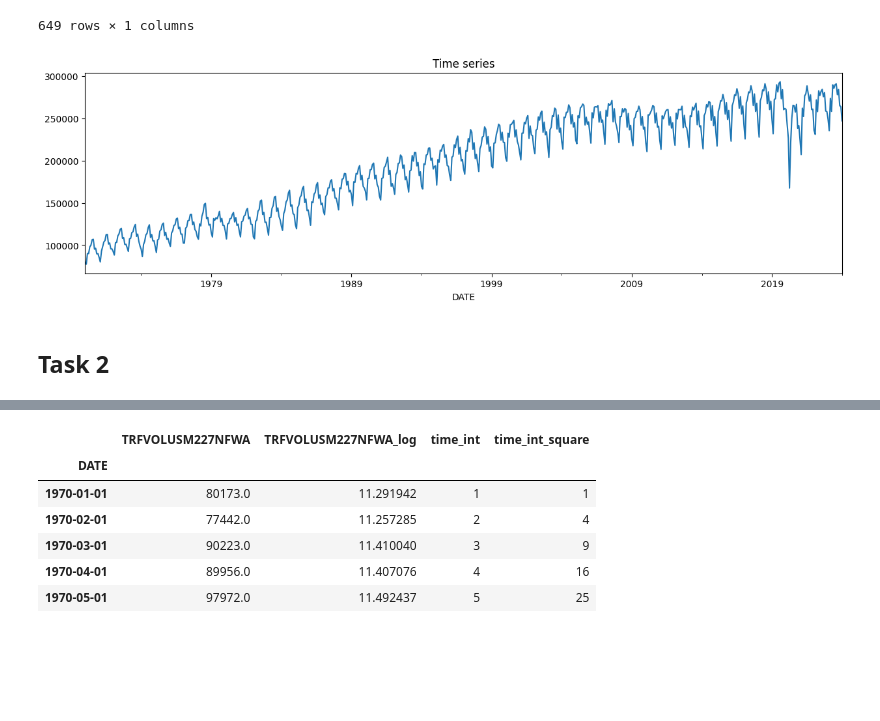
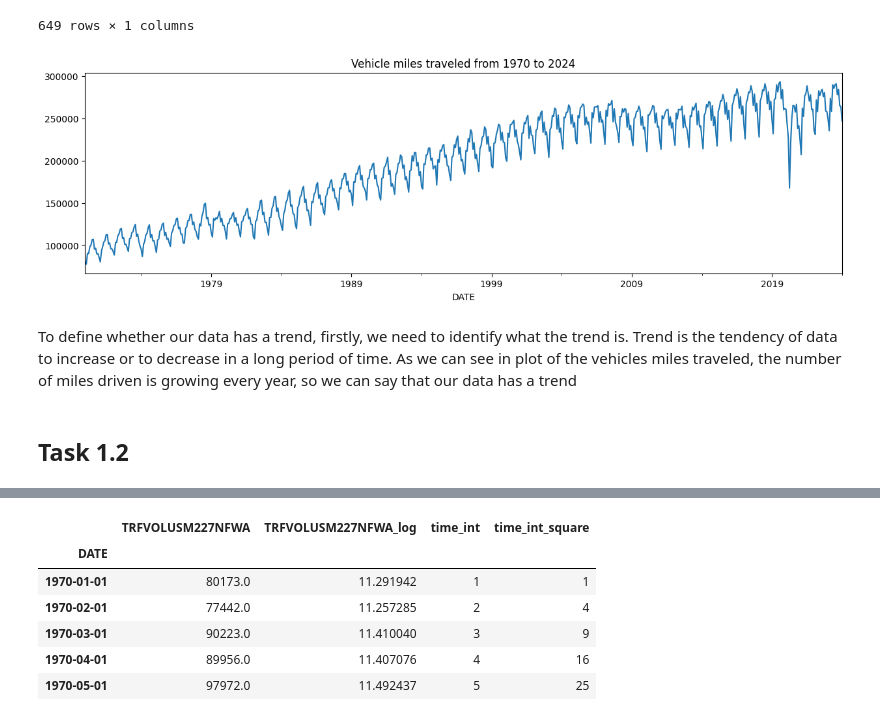
Before and after one commit to H1mansh0/time_series, a Jupyter notebook: time_series.ipynb, the cells around one changed output, grey strips where cells are left out. Saved outputs shown, nothing was run; the diff lists cells and outputs as text; code cells hidden in the pictures; blank space fills up the shorter version.

```diff
--- a/time_series.ipynb
+++ b/time_series.ipynb
@@ -31,9 +34,11 @@ df
 649 rows × 1 columns
 # %%
 df["TRFVOLUSM227NFWA"].plot(figsize=(15,4))
-plt.title("Time series")
+plt.title("Vehicle miles traveled from 1970 to 2024")
 plt.show()
 # %% [output]
-[figure, old version]
+[figure, new version]
+# %% [markdown]
+To define whether our data has a trend, firstly, we need to identify what the trend is. Trend is the tendency of data to increase or to decrease in a long period of time. As we can see in plot of the vehicles miles traveled, the number of miles driven is growing every year, so we can say that our data has a trend
 # %% [markdown]
-## Task 2
+## Task 1.2
```
Also changed, not shown: parts of 41 cells of this notebook.
